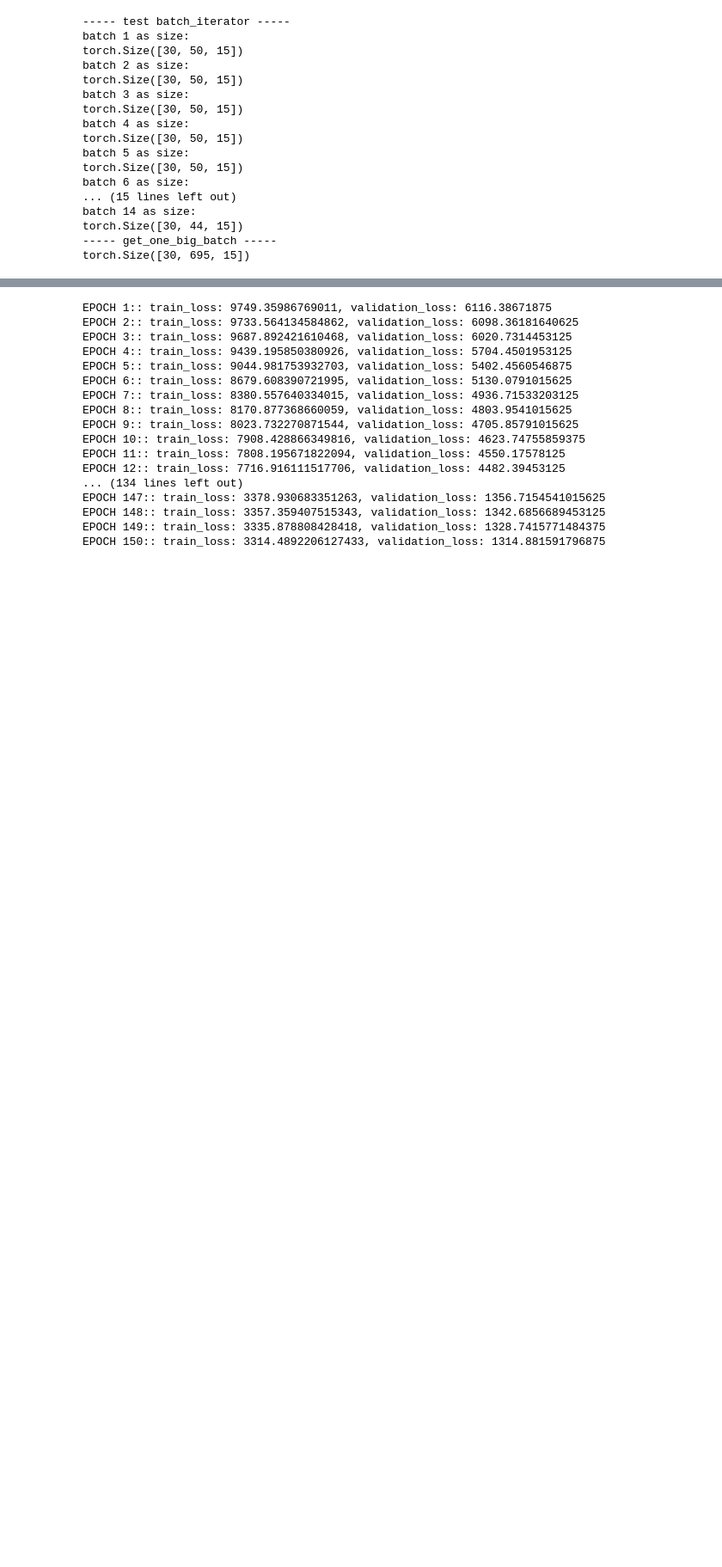
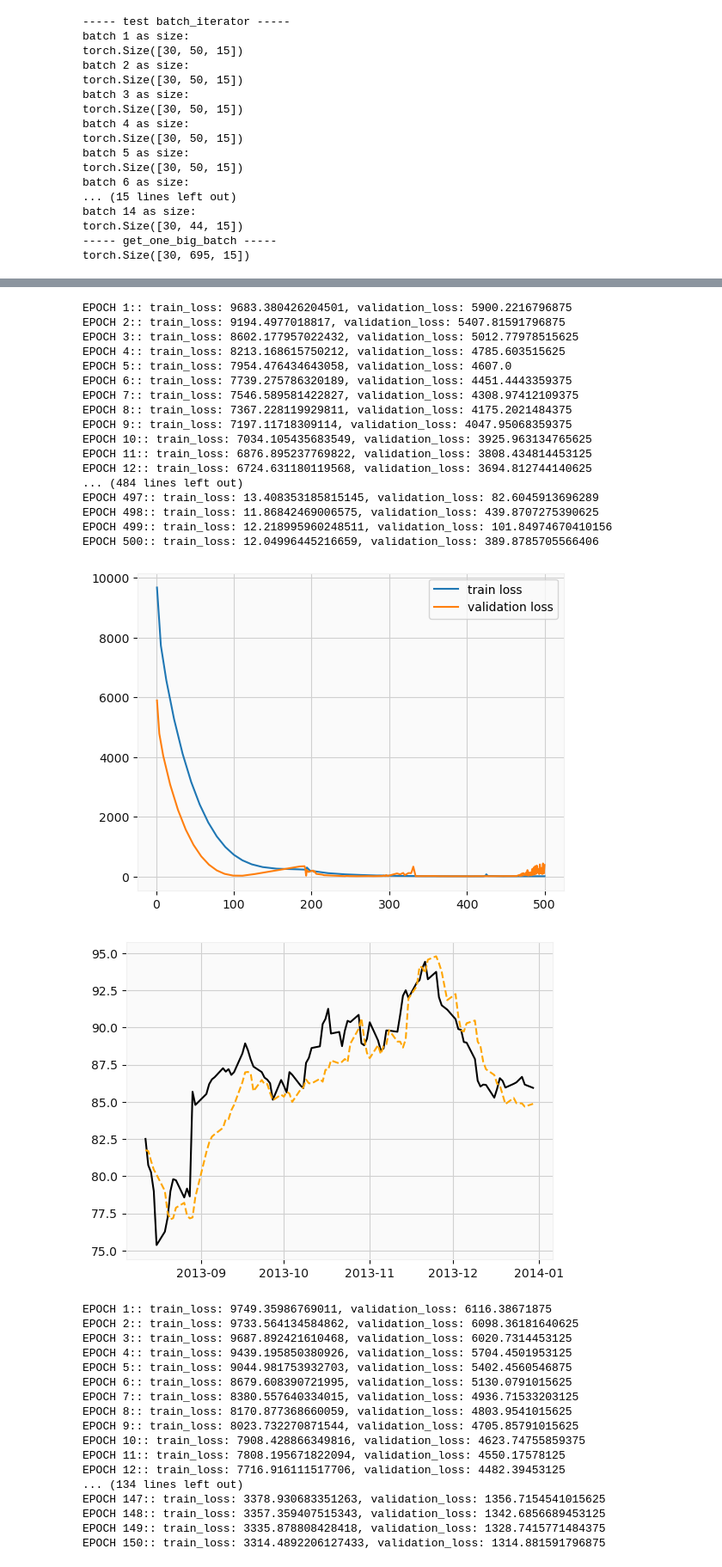
Before and after one commit to tadeohepperle/financial_technology_project2_stock_price_prediction, a Jupyter notebook: hw2_A11922105.ipynb, the cells around one changed output, grey strips where cells are left out. Shown at 86% size. Saved outputs shown, nothing was run; the diff lists cells and outputs as text; code cells hidden in the pictures; blank space fills up the shorter version.

```diff
--- a/hw2_A11922105.ipynb
+++ b/hw2_A11922105.ipynb
@@ -489,3 +526,29 @@ EPOCH 150:: train_loss: 25.594944257499403, validation_loss: 8.223803520202637
+# %%
+model = Regression_LSTM(15, 32)
+trainsettings = TrainSettings(BATCH_SIZE=16, EPOCHS=500, LR=0.001) # 32 hidden layers, BATCH_SIZE=16, EPOCHS=500, LR=0.001
+network_trainer = NetworkTrainer(model, trainsettings)
+network_trainer.train(df_train, df_validation, df_test)
+network = network_trainer.network
+# %% [output]
+EPOCH 1:: train_loss: 9683.380426204501, validation_loss: 5900.2216796875
+EPOCH 2:: train_loss: 9194.4977018817, validation_loss: 5407.81591796875
+EPOCH 3:: train_loss: 8602.177957022432, validation_loss: 5012.77978515625
+EPOCH 4:: train_loss: 8213.168615750212, validation_loss: 4785.603515625
+EPOCH 5:: train_loss: 7954.476434643058, validation_loss: 4607.0
+EPOCH 6:: train_loss: 7739.275786320189, validation_loss: 4451.4443359375
+EPOCH 7:: train_loss: 7546.589581422827, validation_loss: 4308.97412109375
+EPOCH 8:: train_loss: 7367.228119929811, validation_loss: 4175.2021484375
+EPOCH 9:: train_loss: 7197.11718309114, validation_loss: 4047.95068359375
+EPOCH 10:: train_loss: 7034.105435683549, validation_loss: 3925.963134765625
+EPOCH 11:: train_loss: 6876.895237769822, validation_loss: 3808.434814453125
+EPOCH 12:: train_loss: 6724.631180119568, validation_loss: 3694.812744140625
+... (484 lines left out)
+EPOCH 497:: train_loss: 13.408353185815145, validation_loss: 82.6045913696289
+EPOCH 498:: train_loss: 11.86842469006575, validation_loss: 439.8707275390625
+EPOCH 499:: train_loss: 12.218995960248511, validation_loss: 101.84974670410156
+EPOCH 500:: train_loss: 12.04996445216659, validation_loss: 389.8785705566406
+[figure, added]
+[figure, added]
 # %%
 model = Regression_LSTM(15, 80)
 trainsettings = TrainSettings(BATCH_SIZE=16, EPOCHS=150, LR=0.0001)
```
Also changed, not shown: parts of 5 cells of this notebook, 2 other files.
